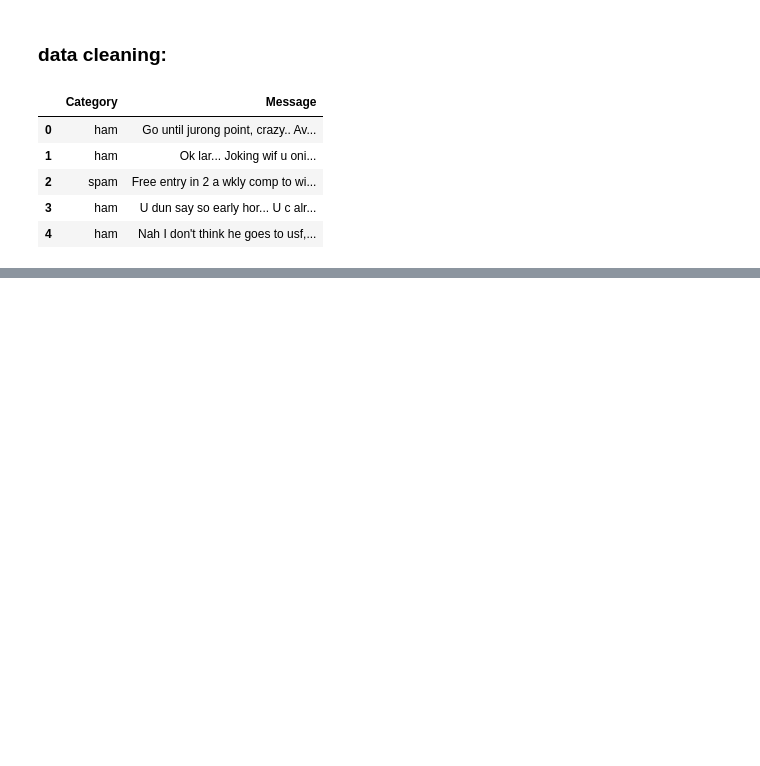
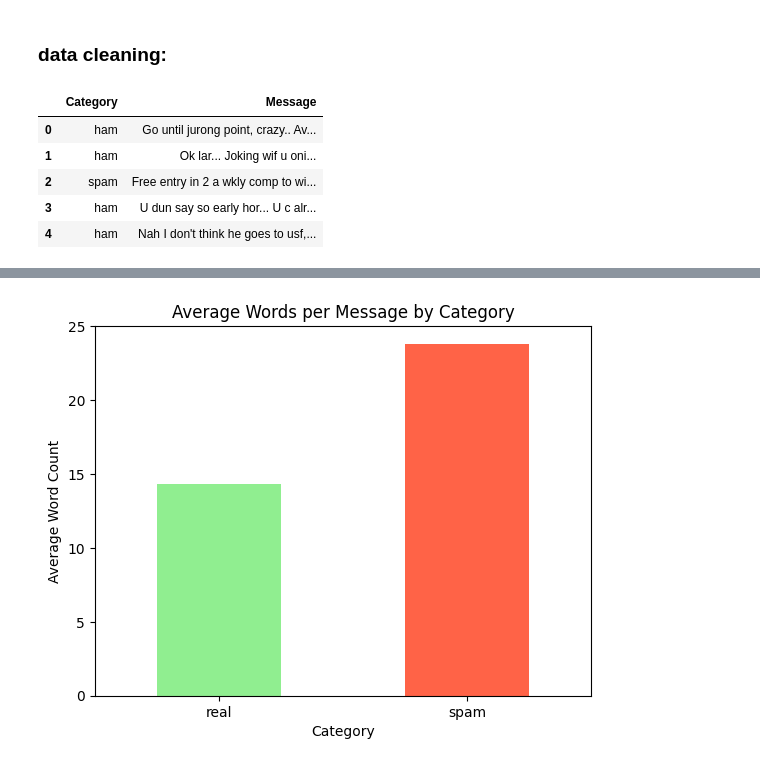
Before and after one commit to phipyao/ds4002-project-1, a Jupyter notebook: code.ipynb, the cells around one changed output, grey strips where cells are left out. Drawn from its saved outputs; the diff is of its cells as text; code cells hidden in the pictures; blank space fills up the shorter version.

```diff
--- a/code.ipynb
+++ b/code.ipynb
@@ -29,0 +42,4 @@ data.head()
+# %%
+data['Word_Count'] = data['Message'].apply(lambda x: len(x.split()))
+avg_word_count = data.groupby('Category')['Word_Count'].mean()
+data.head()
@@ -29,0 +53,9 @@ data.head()
+# %%
+avg_word_count.plot(kind='bar', color=['lightgreen', 'tomato'])
+plt.title('Average Words per Message by Category')
+plt.xlabel('Category')
+plt.ylabel('Average Word Count')
+plt.xticks(rotation=0)  # Ensure the labels on x-axis are horizontal
+plt.show()
+# %% [output]
+[figure, added]
```
Also changed, not shown: parts of 4 cells of this notebook.
